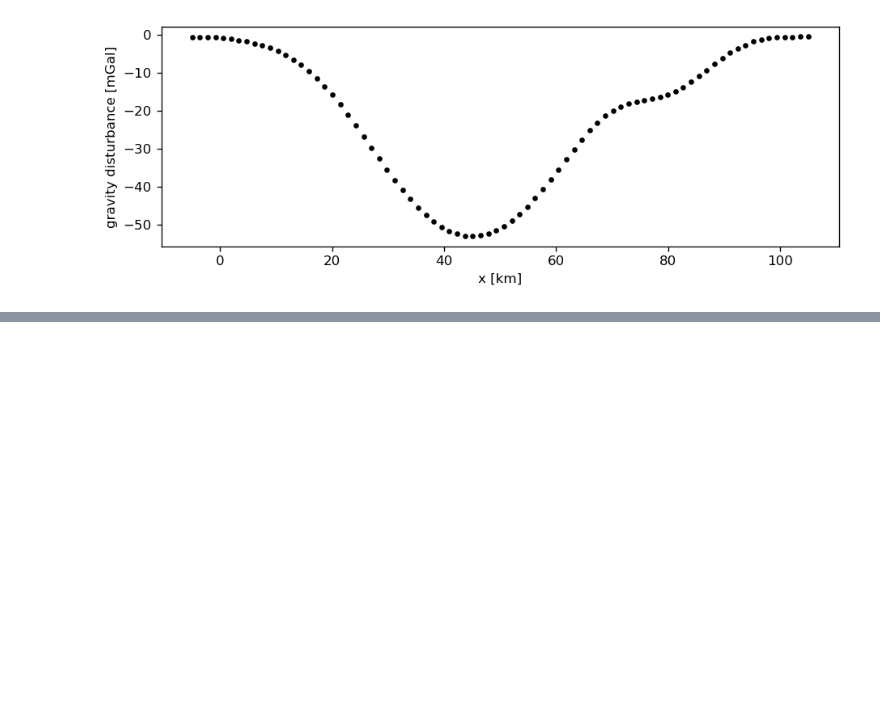
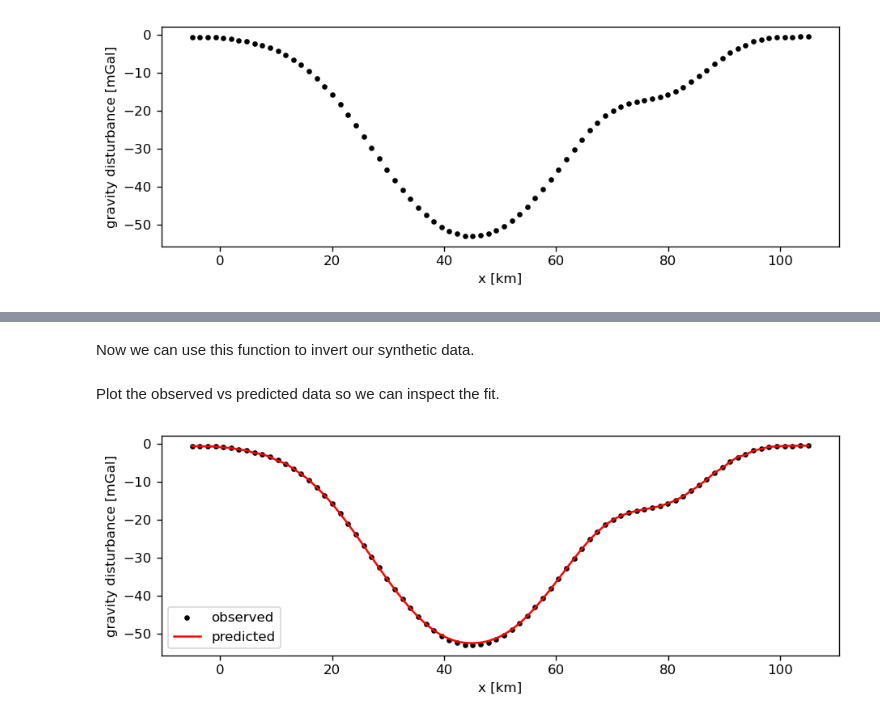
Before and after one commit to compgeolab/2020-aachen-inverse-problems, a Jupyter notebook: gravity-inversion-solution.ipynb, the cells around one changed output, grey strips where cells are left out. Cells and saved outputs as stored; diff of their text form; code cells hidden in the pictures; blank space fills up the shorter version.

Commit message:
Add inversion solution to the notebook

```diff
--- a/gravity-inversion-solution.ipynb
+++ b/gravity-inversion-solution.ipynb
@@ -106,0 +117,41 @@ plt.imshow(jacobian)
+# %%
+def basin2d_inversion(x, data, basin_boundaries, density, initial, max_iterations=10):
+    """
+    Solve the inverse problem using the Gauss-Newton method.
+    """
+    parameters = initial.astype(np.float64).copy()
+    predicted = cc.forward_model(parameters, basin_boundaries, density, x)
+    residuals = data - predicted
+    goal_function = [np.linalg.norm(residuals)**2]
+    for i in range(max_iterations):
+        jacobian = make_jacobian(parameters, basin_boundaries, density, x)
+        hessian = jacobian.T @ jacobian
+        gradient = jacobian.T @ residuals
+        deltap = np.linalg.solve(hessian, gradient)
+        new_parameters = parameters + deltap
+        predicted = cc.forward_model(new_parameters, basin_boundaries, density, x)
+        residuals = data - predicted
+        current_goal = np.linalg.norm(residuals)**2
+        if current_goal > goal_function[-1]:
+            break
+        parameters = new_parameters
+        goal_function.append(current_goal)
+    return parameters, predicted, goal_function
+# %% [markdown]
+Now we can use this function to invert our synthetic data.
+# %%
+estimated, predicted, goal_function = basin2d_inversion(
+    x, data, basin_boundaries, density, initial=np.full(50, 2500),
+)
+# %% [markdown]
+Plot the observed vs predicted data so we can inspect the fit.
+# %%
+plt.figure(figsize=(9, 3))
+plt.plot(x / 1e3, data, ".k", label="observed")
+plt.plot(x / 1e3, predicted, "-r", label='predicted')
+plt.legend()
+plt.xlabel("x [km]")
+plt.ylabel("gravity disturbance [mGal]")
+plt.show()
+# %% [output]
+[figure, added]
```
Also changed, not shown: parts of 17 cells of this notebook.
